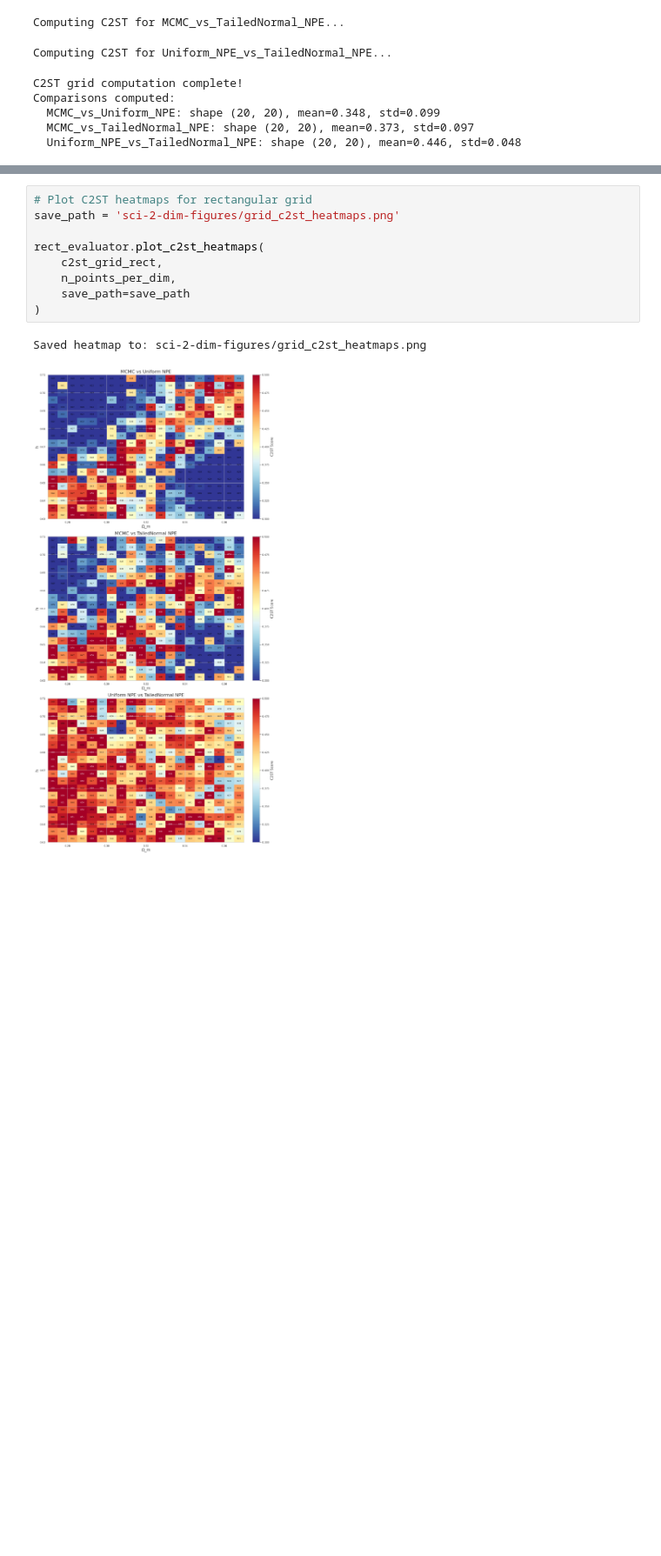
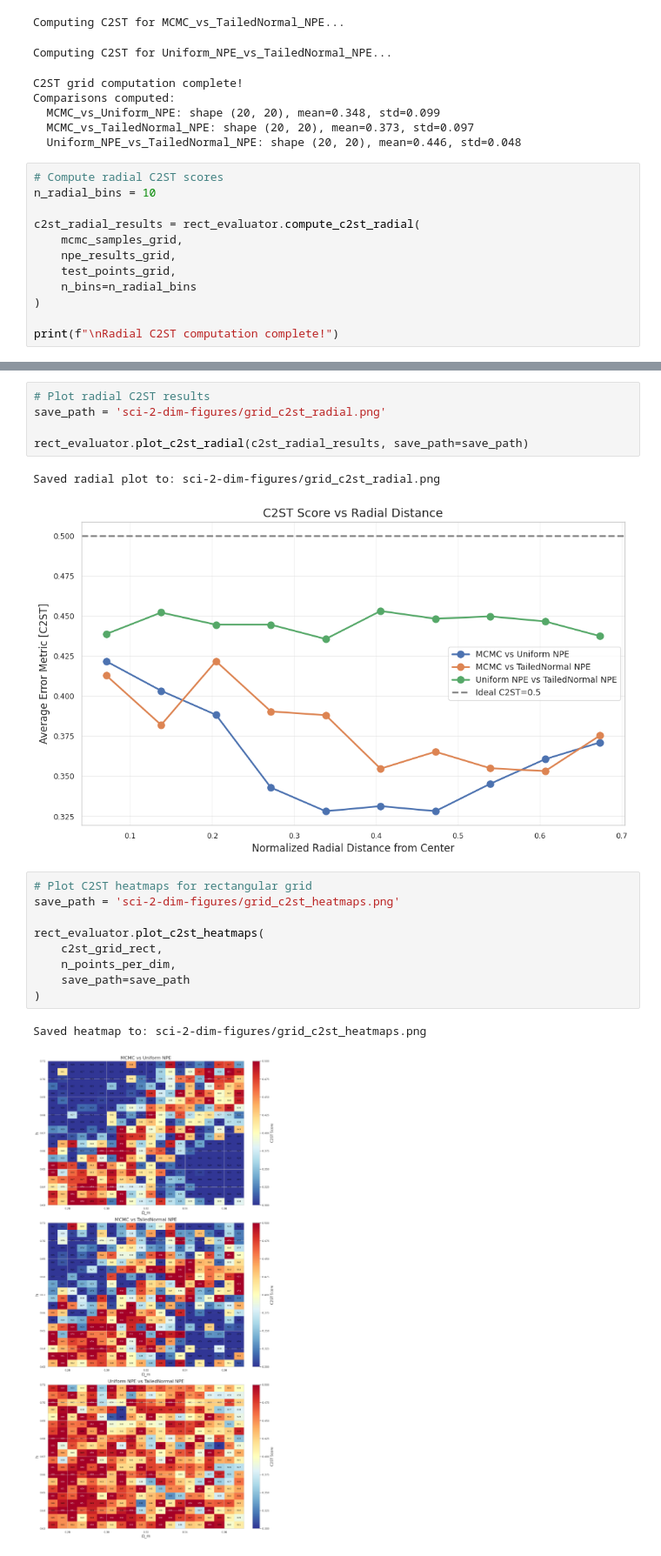
Before and after one commit to chaipattira/tailed-uniform-sbi, a Jupyter notebook: notebooks/sci-2-dim-inference.ipynb, the cells around one changed output, grey strips where cells are left out. Shown at 87% size. Saved outputs shown, nothing was run; the diff lists cells and outputs as text; blank space fills up the shorter version.

Commit message:
add radial part

```diff
--- a/notebooks/sci-2-dim-inference.ipynb
+++ b/notebooks/sci-2-dim-inference.ipynb
@@ -783,3 +972,15 @@ Comparisons computed:
   MCMC_vs_Uniform_NPE: shape (20, 20), mean=0.348, std=0.099
   MCMC_vs_TailedNormal_NPE: shape (20, 20), mean=0.373, std=0.097
   Uniform_NPE_vs_TailedNormal_NPE: shape (20, 20), mean=0.446, std=0.048
+# %%
+# Compute radial C2ST scores
+n_radial_bins = 10
+
+c2st_radial_results = rect_evaluator.compute_c2st_radial(
+    mcmc_samples_grid,
+    npe_results_grid,
+    test_points_grid,
+    n_bins=n_radial_bins
+)
+
+print(f"\nRadial C2ST computation complete!")
@@ -786,3 +1005,11 @@ Comparisons computed:
+# %%
+# Plot radial C2ST results
+save_path = 'sci-2-dim-figures/grid_c2st_radial.png'
+
+rect_evaluator.plot_c2st_radial(c2st_radial_results, save_path=save_path)
+# %% [output]
+Saved radial plot to: sci-2-dim-figures/grid_c2st_radial.png
+[figure, added]
 # %%
 # Plot C2ST heatmaps for rectangular grid
 save_path = 'sci-2-dim-figures/grid_c2st_heatmaps.png'
```
Also changed, not shown: parts of 2 cells of this notebook.
